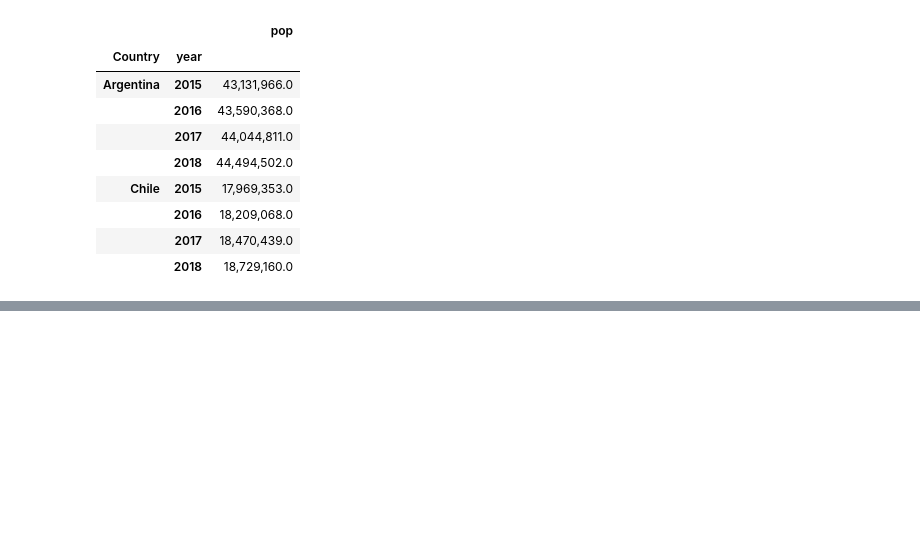
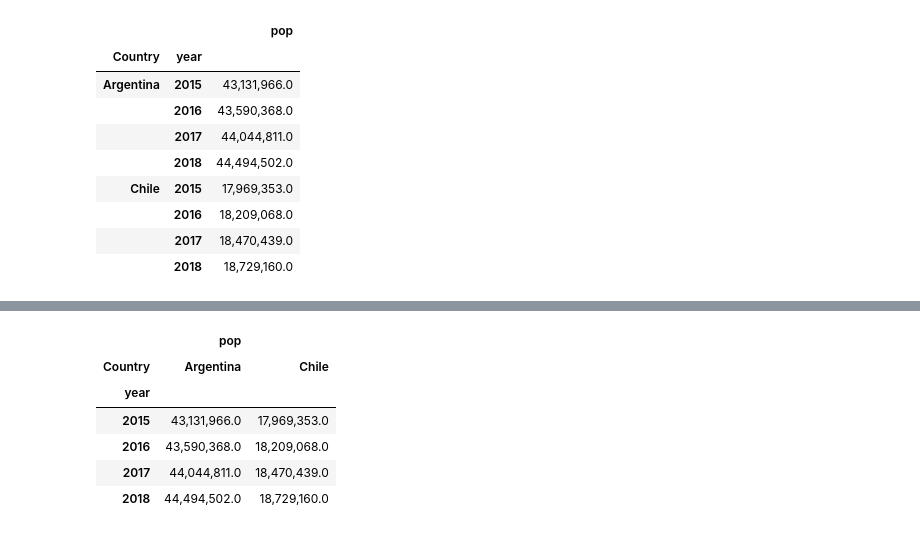
Before and after one commit to cristian-data-science/pythoncode, a Jupyter notebook: matefunc.ipynb, the cells around one changed output, grey strips where cells are left out. Cells and saved outputs as stored; diff of their text form; code cells hidden in the pictures; blank space fills up the shorter version.

```diff
--- a/matefunc.ipynb
+++ b/matefunc.ipynb
@@ -150,0 +225,10 @@ df_sample
+# %%
+df_sample.unstack('Country')
+# %% [output]
+|  | pop |  |
+| Country | Argentina | Chile |
+| year |  |  |
+| 2015 | 43,131,966.0 | 17,969,353.0 |
+| 2016 | 43,590,368.0 | 18,209,068.0 |
+| 2017 | 44,044,811.0 | 18,470,439.0 |
+| 2018 | 44,494,502.0 | 18,729,160.0 |
```
Also changed, not shown: parts of 12 cells of this notebook.
